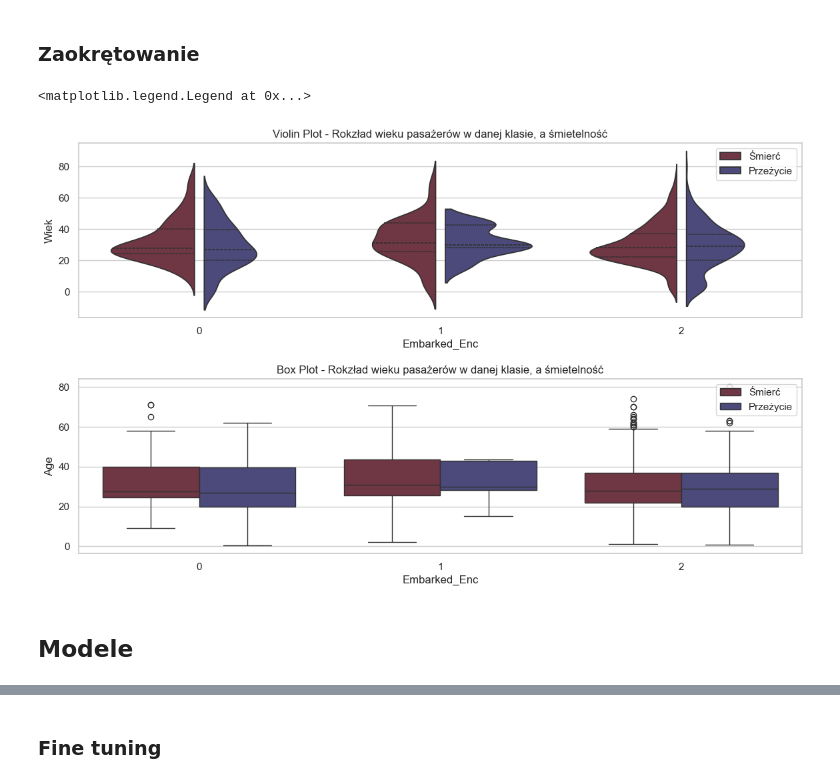
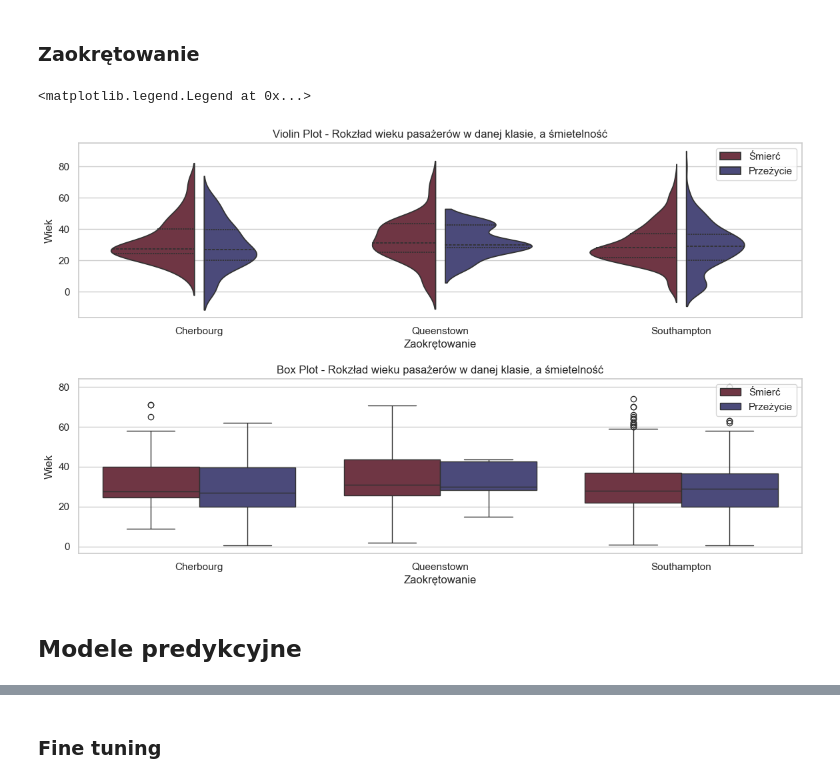
Before and after one commit to Dominik-Sidorczuk/Dominik-Projects, a Jupyter notebook: Titanic/Titanic.ipynb, the cells around one changed output, grey strips where cells are left out. Cells and saved outputs as stored; diff of their text form; code cells hidden in the pictures.

```diff
--- a/Titanic/Titanic.ipynb
+++ b/Titanic/Titanic.ipynb
@@ -516,27 +516,37 @@ Passing `palette` without assigning `hue` is deprecated and will be removed in v
 # %% [markdown]
 ### Zaokrętowanie
 # %%
+title_mapping = {
+    "Cherbourg": 0,
+    "Queenstown": 1,
+    "Southampton": 2,
+}
+
 fig, (ax1, ax2) = plt.subplots(nrows=2, figsize=(14, 8))
 plt.subplots_adjust(hspace=0.35)
 sns.violinplot(ax=ax1, data=Titanic, x="Embarked_Enc", y="Age", hue="Survived", split=True, gap=.1, inner="quart")
 ax1.set_title('Violin Plot - Rokzład wieku pasażerów w danej klasie, a śmietelność')
 ax1.set_ylabel('Wiek')
+ax1.set_xlabel('Zaokrętowanie')
+ax1.set_xticklabels([list(title_mapping.keys())[i] for i in title_mapping.values()])
 legend = ax1.get_legend()
 handles = legend.legend_handles
 ax1.legend(handles, ['Śmierć', 'Przeżycie'])
 
 # Box plot on the second subplot (axes[1])
 sns.boxplot(ax=ax2, data=Titanic, x="Embarked_Enc", y="Age", hue="Survived")
 ax2.set_title('Box Plot - Rokzład wieku pasażerów w danej klasie, a śmietelność')
-ax1.set_ylabel('Wiek')
+ax2.set_ylabel('Wiek')
+ax2.set_xlabel('Zaokrętowanie')
+ax2.set_xticklabels([list(title_mapping.keys())[i] for i in title_mapping.values()])
 legend = ax2.get_legend()
 handles = legend.legend_handles
 ax2.legend(handles, ['Śmierć', 'Przeżycie'])
 # %% [output]
 <matplotlib.legend.Legend at 0x...>
-[figure, old version]
+[figure, new version]
 # %% [markdown]
-## Modele
+## Modele predykcyjne
 # %%
 #Biblioteki
 from sklearn.preprocessing   import StandardScaler
```
Also changed, not shown: parts of 16 cells of this notebook.
